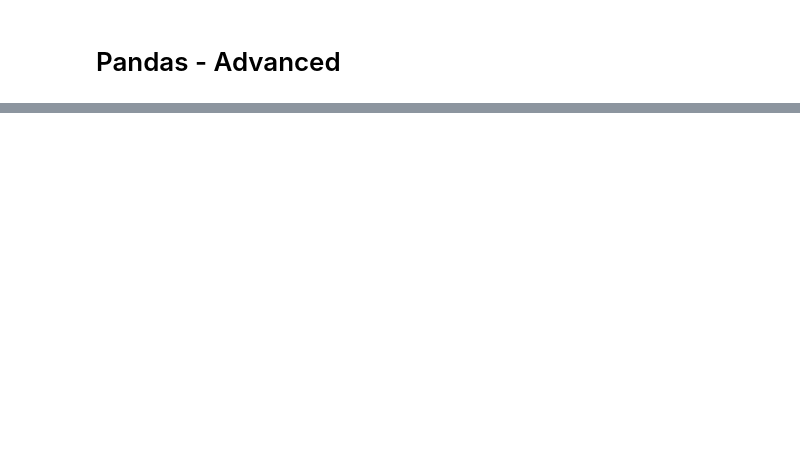
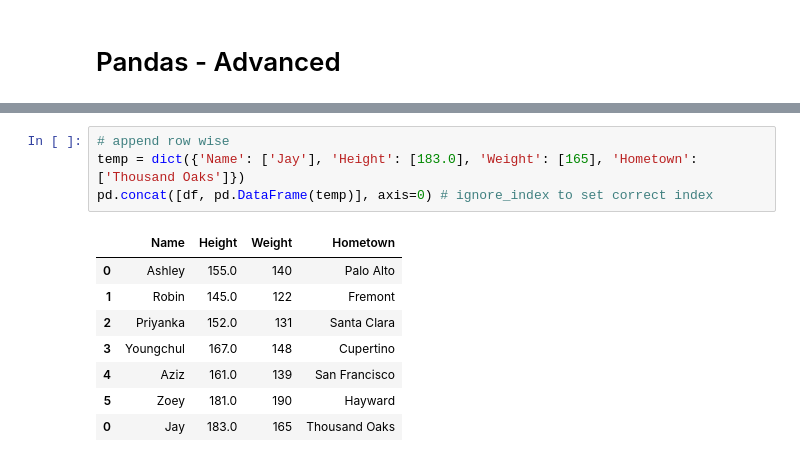
Before and after one commit to Jay4869/Data-Science, a Jupyter notebook: Python/2.1. Pandas - Advanced.ipynb, the cells around one changed output, grey strips where cells are left out. Drawn from its saved outputs; the diff is of its cells as text; blank space fills up the shorter version.

```diff
--- a/Python/2.1. Pandas - Advanced.ipynb
+++ b/Python/2.1. Pandas - Advanced.ipynb
@@ -21,0 +35,13 @@ df.head()
+# %%
+# append row wise
+temp = dict({'Name': ['Jay'], 'Height': [183.0], 'Weight': [165], 'Hometown': ['Thousand Oaks']})
+pd.concat([df, pd.DataFrame(temp)], axis=0) # ignore_index to set correct index
+# %% [output]
+|  | Name | Height | Weight | Hometown |
+| 0 | Ashley | 155.0 | 140 | Palo Alto |
+| 1 | Robin | 145.0 | 122 | Fremont |
+| 2 | Priyanka | 152.0 | 131 | Santa Clara |
+| 3 | Youngchul | 167.0 | 148 | Cupertino |
+| 4 | Aziz | 161.0 | 139 | San Francisco |
+| 5 | Zoey | 181.0 | 190 | Hayward |
+| 0 | Jay | 183.0 | 165 | Thousand Oaks |
```
Also changed, not shown: parts of 25 cells of this notebook.
